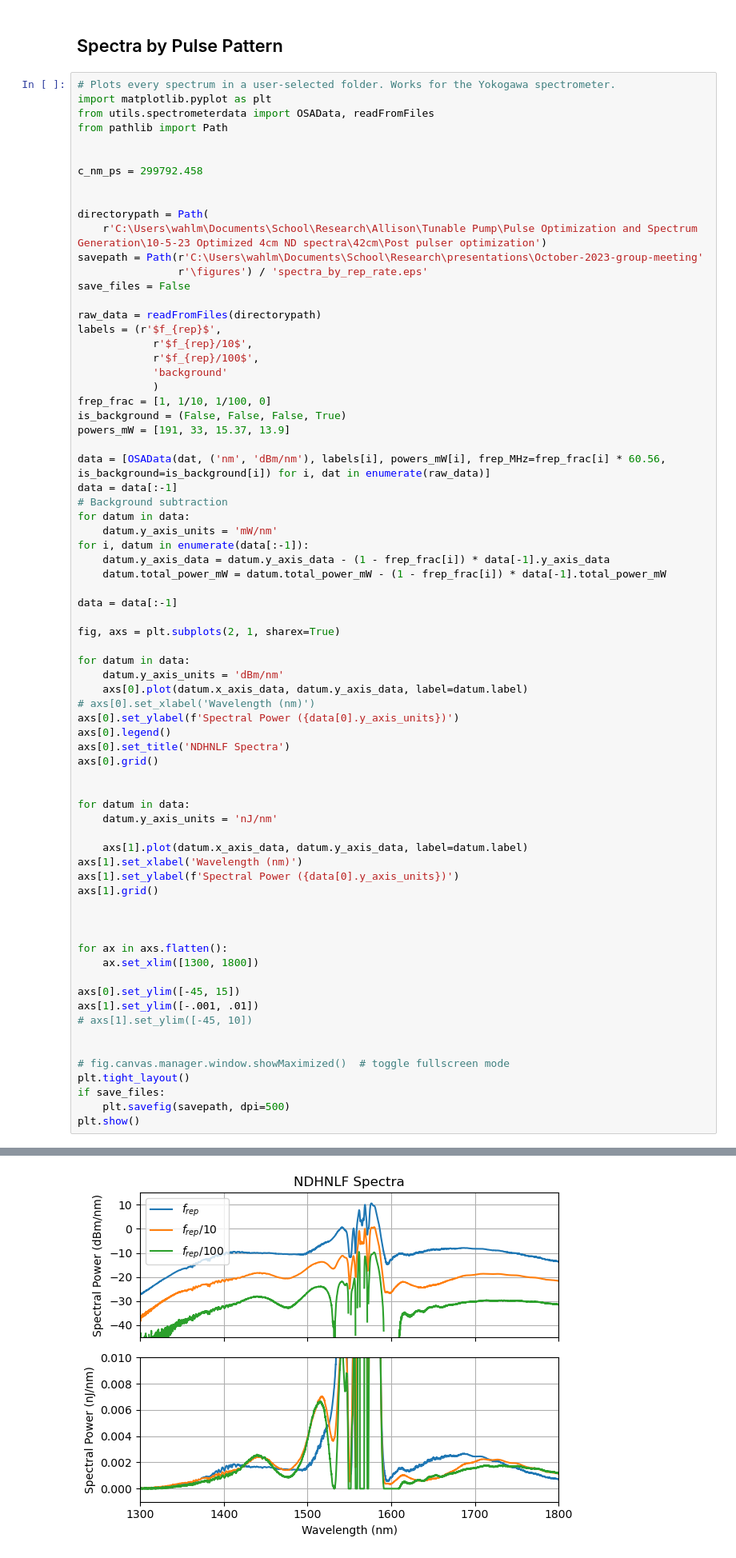
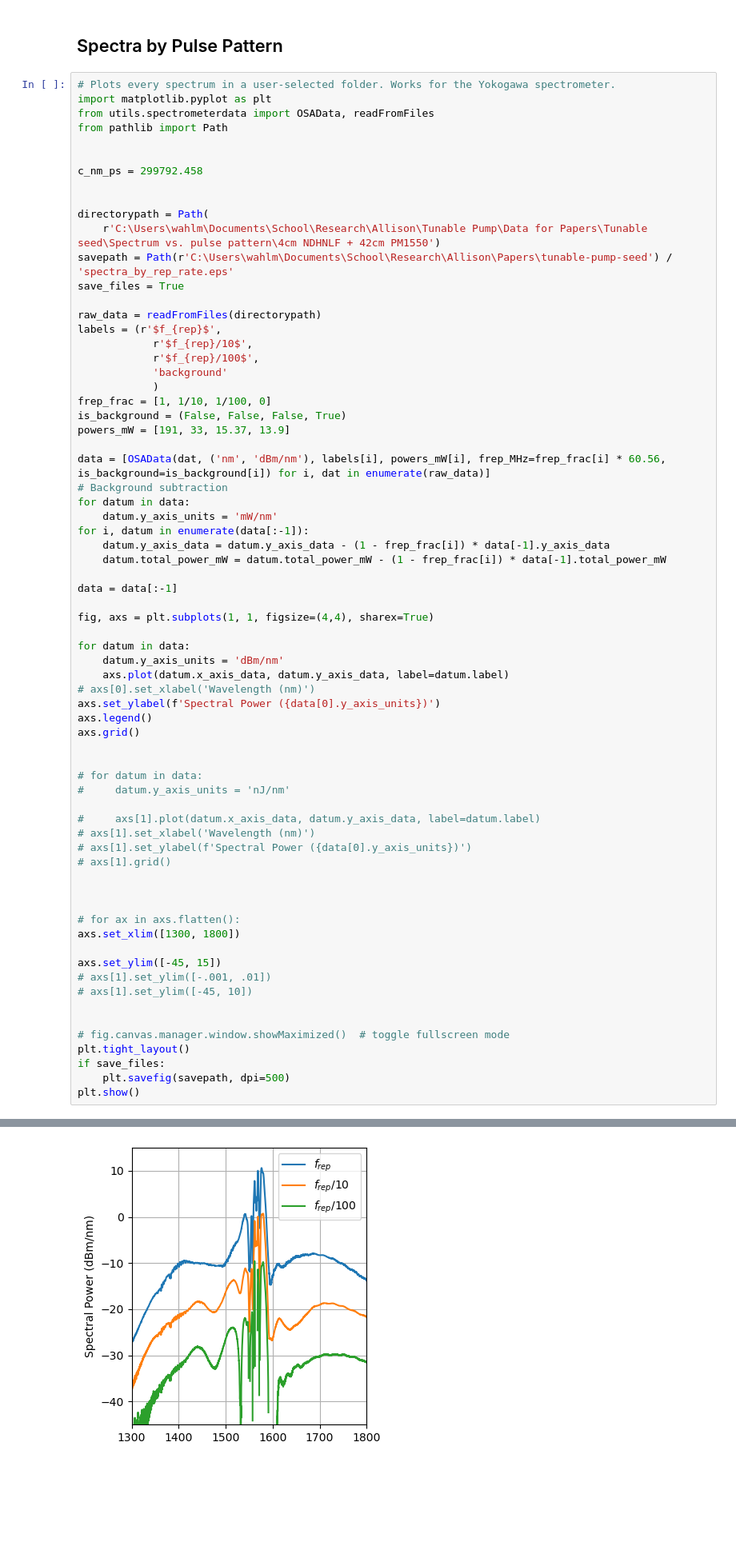
Before and after one commit to Seabear-attack/dev-table, a Jupyter notebook: Plotting/paper_plots.ipynb, the cells around one changed output, grey strips where cells are left out. Shown at 80% size. Cells and saved outputs as stored; diff of their text form; blank space fills up the shorter version.

```diff
--- a/Plotting/paper_plots.ipynb
+++ b/Plotting/paper_plots.ipynb
@@ -99,10 +112,9 @@ c_nm_ps = 299792.458
 
 
 directorypath = Path(
-    r'C:\Users\wahlm\Documents\School\Research\Allison\Tunable Pump\Pulse Optimization and Spectrum Generation\10-5-23 Optimized 4cm ND spectra\42cm\Post pulser optimization')
-savepath = Path(r'C:\Users\wahlm\Documents\School\Research\presentations\October-2023-group-meeting'
-                r'\figures') / 'spectra_by_rep_rate.eps'
-save_files = False
+    r'C:\Users\wahlm\Documents\School\Research\Allison\Tunable Pump\Data for Papers\Tunable seed\Spectrum vs. pulse pattern\4cm NDHNLF + 42cm PM1550')
+savepath = Path(r'C:\Users\wahlm\Documents\School\Research\Allison\Papers\tunable-pump-seed') / 'spectra_by_rep_rate.eps'
+save_files = True
 
 raw_data = readFromFiles(directorypath)
 labels = (r'$f_{rep}$',
@@ -115,7 +127,6 @@ is_background = (False, False, False, True)
 powers_mW = [191, 33, 15.37, 13.9]
 
 data = [OSAData(dat, ('nm', 'dBm/nm'), labels[i], powers_mW[i], frep_MHz=frep_frac[i] * 60.56, is_background=is_background[i]) for i, dat in enumerate(raw_data)]
-data = data[:-1]
 # Background subtraction
 for datum in data:
     datum.y_axis_units = 'mW/nm'
@@ -125,33 +136,32 @@ for i, datum in enumerate(data[:-1]):
 
 data = data[:-1]
 
-fig, axs = plt.subplots(2, 1, sharex=True)
+fig, axs = plt.subplots(1, 1, figsize=(4,4), sharex=True)
 
 for datum in data:
     datum.y_axis_units = 'dBm/nm'
-    axs[0].plot(datum.x_axis_data, datum.y_axis_data, label=datum.label)
+    axs.plot(datum.x_axis_data, datum.y_axis_data, label=datum.label)
 # axs[0].set_xlabel('Wavelength (nm)')
-axs[0].set_ylabel(f'Spectral Power ({data[0].y_axis_units})')
-axs[0].legend()
-axs[0].set_title('NDHNLF Spectra')
-axs[0].grid()
+axs.set_ylabel(f'Spectral Power ({data[0].y_axis_units})')
+axs.legend()
+axs.grid()
 
 
-for datum in data:
-    datum.y_axis_units = 'nJ/nm'
+# for datum in data:
+#     datum.y_axis_units = 'nJ/nm'
 
-    axs[1].plot(datum.x_axis_data, datum.y_axis_data, label=datum.label)
-axs[1].set_xlabel('Wavelength (nm)')
-axs[1].set_ylabel(f'Spectral Power ({data[0].y_axis_units})')
-axs[1].grid()
+#     axs[1].plot(datum.x_axis_data, datum.y_axis_data, label=datum.label)
+# axs[1].set_xlabel('Wavelength (nm)')
+# axs[1].set_ylabel(f'Spectral Power ({data[0].y_axis_units})')
+# axs[1].grid()
 
 
 
-for ax in axs.flatten():
-    ax.set_xlim([1300, 1800])
+# for ax in axs.flatten():
+axs.set_xlim([1300, 1800])
 
-axs[0].set_ylim([-45, 15])
-axs[1].set_ylim([-.001, .01])
+axs.set_ylim([-45, 15])
+# axs[1].set_ylim([-.001, .01])
 # axs[1].set_ylim([-45, 10])
 
 
@@ -164,4 +175,4 @@ plt.show()
-[figure, old version]
+[figure, new version]
 # %% [markdown]
 ## Pulses
 # %%
```
Also changed, not shown: parts of 2 cells of this notebook.
